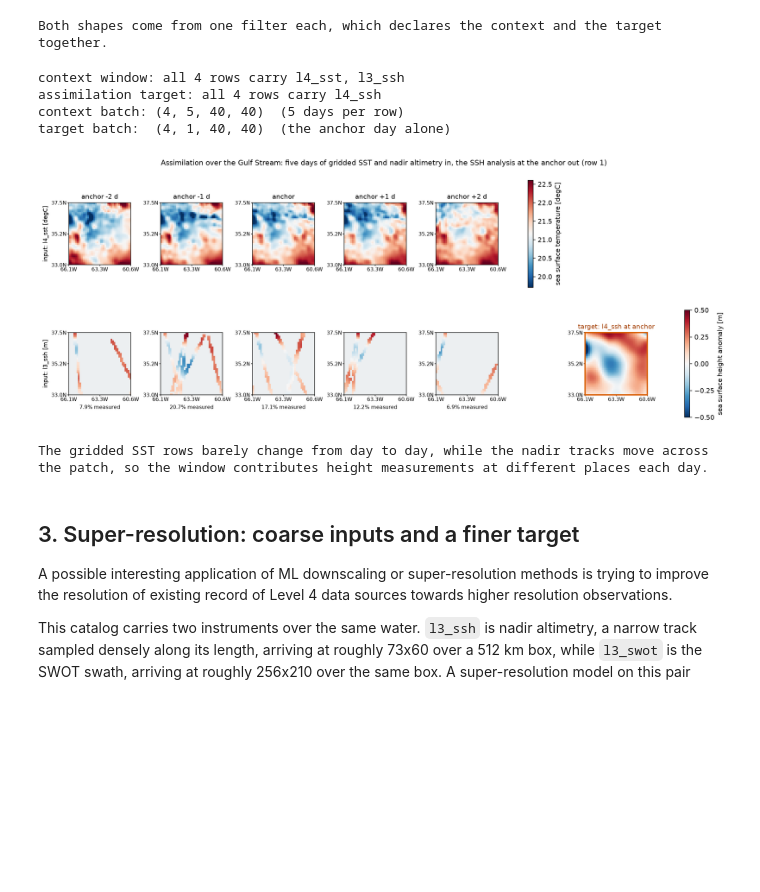
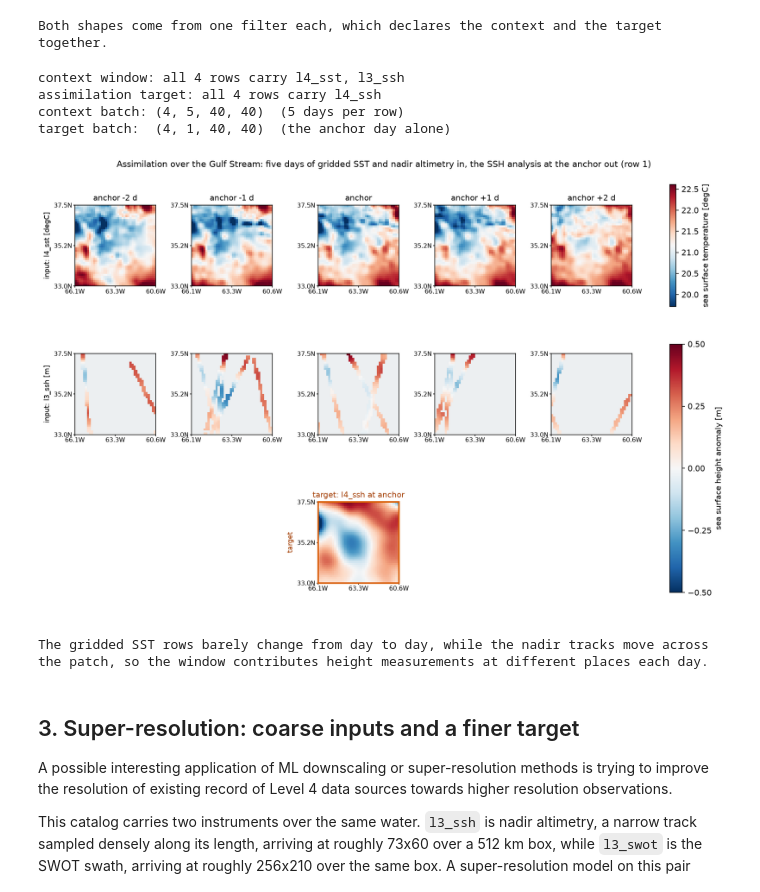
Before and after one commit to nilsleh/oceanTACO, a Jupyter notebook: docs/tutorials/spatio_temporal_query_generation.ipynb, the cells around one changed output. Drawn from its saved outputs; the diff is of its cells as text; code cells hidden in the pictures; blank space fills up the shorter version.

```diff
--- a/docs/tutorials/spatio_temporal_query_generation.ipynb
+++ b/docs/tutorials/spatio_temporal_query_generation.ipynb
@@ -550,6 +520,7 @@ records = {token: batch_member(window_batch, token, member) for token in context
 records["l4_ssh"] = batch_member(window_batch["target"], "l4_ssh", member)
 # Every panel shows the same water, so they share one extent and one set of ticks.
 extent = geographic_extent(records["l4_sst"])
+anchor_column = HALF_WINDOW
 
 # The whole-catalogue SST range spans 30 degC, which renders a single patch as
 # one flat shade. Scale to the days actually drawn instead.
@@ -557,9 +528,7 @@ sst_values = np.asarray(records["l4_sst"]["data"])[np.asarray(records["l4_sst"][
 sst_limits = {"vmin": float(np.percentile(sst_values, 1)),
               "vmax": float(np.percentile(sst_values, 99))}
 
-fig, axes = plt.subplots(len(context_tokens), days + 1,
-                         figsize=(2.45 * (days + 1), 2.9 * len(context_tokens)),
-                         constrained_layout=True)
+fig, axes = plt.subplots(3, days, figsize=(2.45 * days, 8.2), constrained_layout=True)
 for row, token in enumerate(context_tokens):
     record, sparse = records[token], token == "l3_ssh"
     limits = sst_limits if token == "l4_sst" else None
@@ -570,43 +539,44 @@ for row, token in enumerate(context_tokens):
         degree_ticks(axis, extent)
         if row == 0:
             axis.set_title(f"anchor {offset:+d} d" if offset else "anchor", fontsize=10)
-        if sparse:
-            axis.set_xlabel(f"{valid_fraction(record, column):.1%} measured", fontsize=8)
         if column == 0:
             axis.set_ylabel(f"input: {source_label(token)}", fontsize=9)
     if token == "l4_sst":
         # The panels are scaled to the drawn days, so the bar must be too --
         # add_colorbar would stamp the fixed catalogue ticks on a narrower range.
-        fig.colorbar(drawn, ax=axes[row, :days].tolist(), shrink=.85,
-                     label=colorbar_label(token))
+        fig.colorbar(drawn, ax=axes[row].tolist(), shrink=.85, label=colorbar_label(token))
     else:
         sparse_drawn = drawn
 
-# The target column sits at the right of the nadir row, so it reads as the
-# height field the sparse tracks and the SST fields are used to reconstruct.
-target_axis = axes[1, days]
+# The target sits in the anchor column of its own row, directly under the day it
+# belongs to, so the figure reads as a window of inputs producing one field.
+for column in range(days):
+    axes[2, column].axis("off")
+target_axis = axes[2, anchor_column]
+target_axis.axis("on")
 drawn = draw_field(target_axis, records["l4_ssh"], 0, "l4_ssh", extent)
 add_coastlines(target_axis)
 degree_ticks(target_axis, extent)
 target_axis.set_title("target: l4_ssh at anchor", fontsize=10, color="#a33d00")
+target_axis.set_ylabel("target", fontsize=9, color="#a33d00")
 for spine in target_axis.spines.values():
     spine.set(edgecolor="#d95f02", linewidth=2)
+
 # Nadir and the target share one height scale, so the sparse tracks can be read
 # directly against the field they reconstruct.
-add_colorbar(fig, sparse_drawn, [*axes[1, :days].tolist(), target_axis], "l3_ssh", shrink=.85)
-axes[0, days].axis("off")
+add_colorbar(fig, sparse_drawn, [*axes[1].tolist(), target_axis], "l3_ssh", shrink=.85)
 
 fig.suptitle(f"Assimilation over the Gulf Stream: five days of gridded SST and nadir "
              f"altimetry in, the SSH analysis at the anchor out (row {member})", fontsize=11)
 display_figure(fig)
 print("The gridded SST rows barely change from day to day, while the nadir tracks move across")
 print("the patch, so the window contributes height measurements at different places each day.")
 # %% [output]
 context window: all 4 rows carry l4_sst, l3_ssh
 assimilation target: all 4 rows carry l4_ssh
 context batch: (4, 5, 40, 40)  (5 days per row)
 target batch:  (4, 1, 40, 40)  (the anchor day alone)
-[figure, old version]
+[figure, new version]
 The gridded SST rows barely change from day to day, while the nadir tracks move across
 the patch, so the window contributes height measurements at different places each day.
 # %% [markdown]
```
Also changed, not shown: parts of 13 cells of this notebook.
